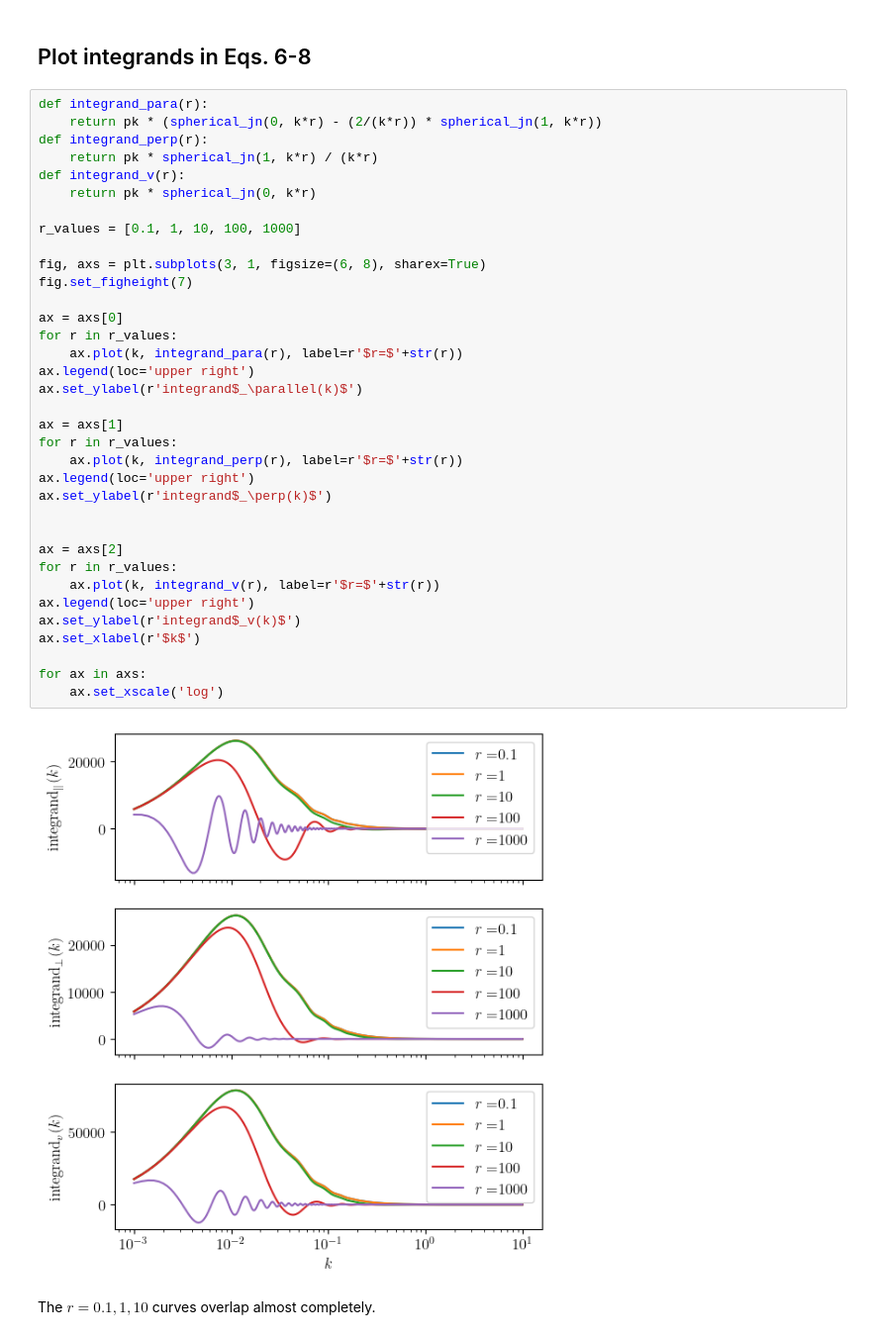
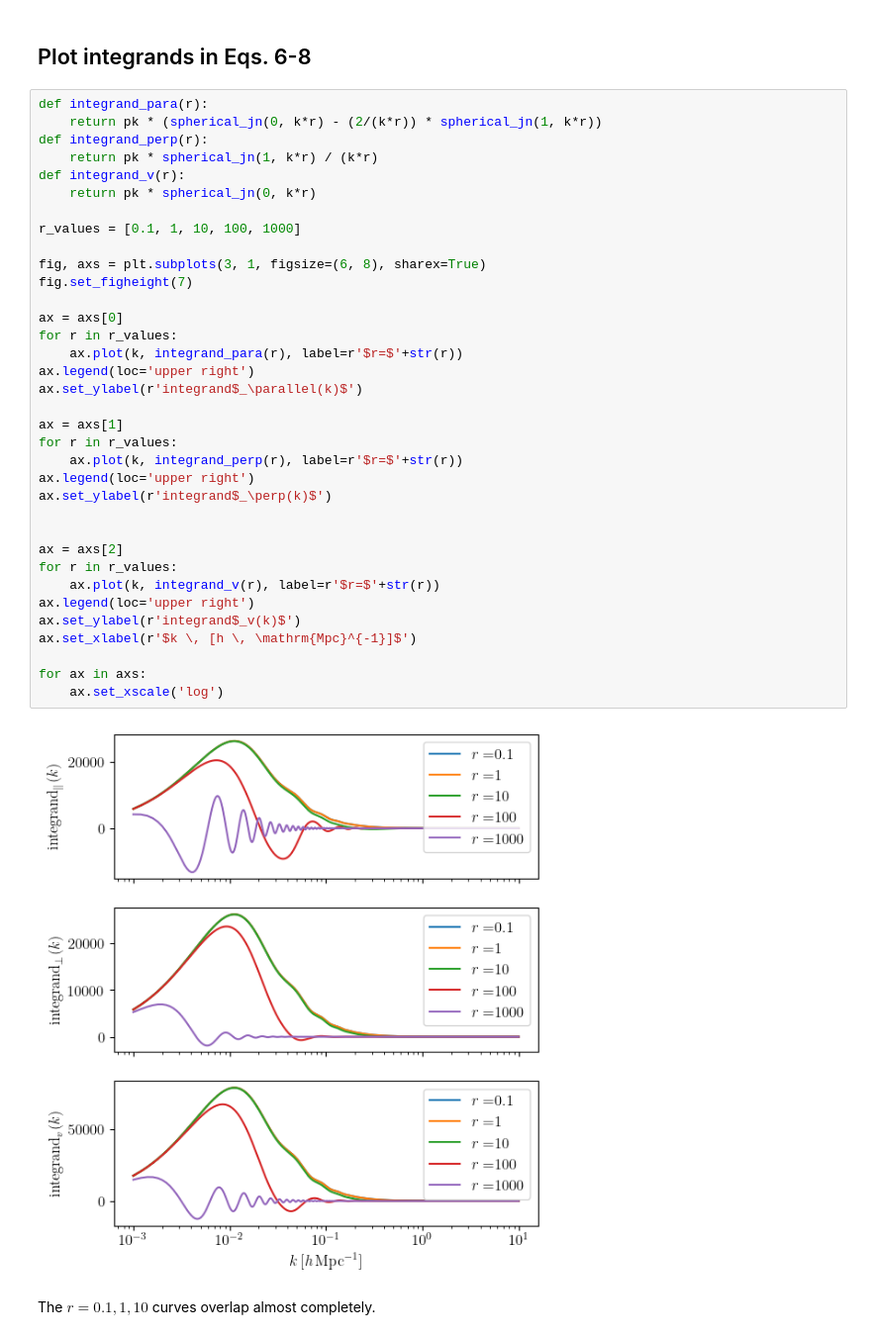
Before and after one commit to ryanyrzh/Zeus21, a Jupyter notebook: aniso_tests/xi.ipynb, the cells around one changed output. Shown: that part at 99% size. Cells and saved outputs as stored; diff of their text form.

```diff
--- a/aniso_tests/xi.ipynb
+++ b/aniso_tests/xi.ipynb
@@ -35,35 +35,35 @@ def integrand_perp(r):
 def integrand_v(r):
     return pk * spherical_jn(0, k*r)
 
 r_values = [0.1, 1, 10, 100, 1000]
 
 fig, axs = plt.subplots(3, 1, figsize=(6, 8), sharex=True)
 fig.set_figheight(7)
 
 ax = axs[0]
 for r in r_values:
     ax.plot(k, integrand_para(r), label=r'$r=$'+str(r))
 ax.legend(loc='upper right')
 ax.set_ylabel(r'integrand$_\parallel(k)$')
 
 ax = axs[1]
 for r in r_values:
     ax.plot(k, integrand_perp(r), label=r'$r=$'+str(r))
 ax.legend(loc='upper right')
 ax.set_ylabel(r'integrand$_\perp(k)$')
 
 
 ax = axs[2]
 for r in r_values:
     ax.plot(k, integrand_v(r), label=r'$r=$'+str(r))
 ax.legend(loc='upper right')
 ax.set_ylabel(r'integrand$_v(k)$')
-ax.set_xlabel(r'$k$')
+ax.set_xlabel(r'$k \, [h \, \mathrm{Mpc}^{-1}]$')
 
 for ax in axs:
     ax.set_xscale('log')
 # %% [output]
-[figure, old version]
+[figure, new version]
 # %% [markdown]
 The $r=0.1, 1, 10$ curves overlap almost completely.
 # %% [markdown]
```
Also changed, not shown: parts of 2 cells of this notebook, 1 other file.
